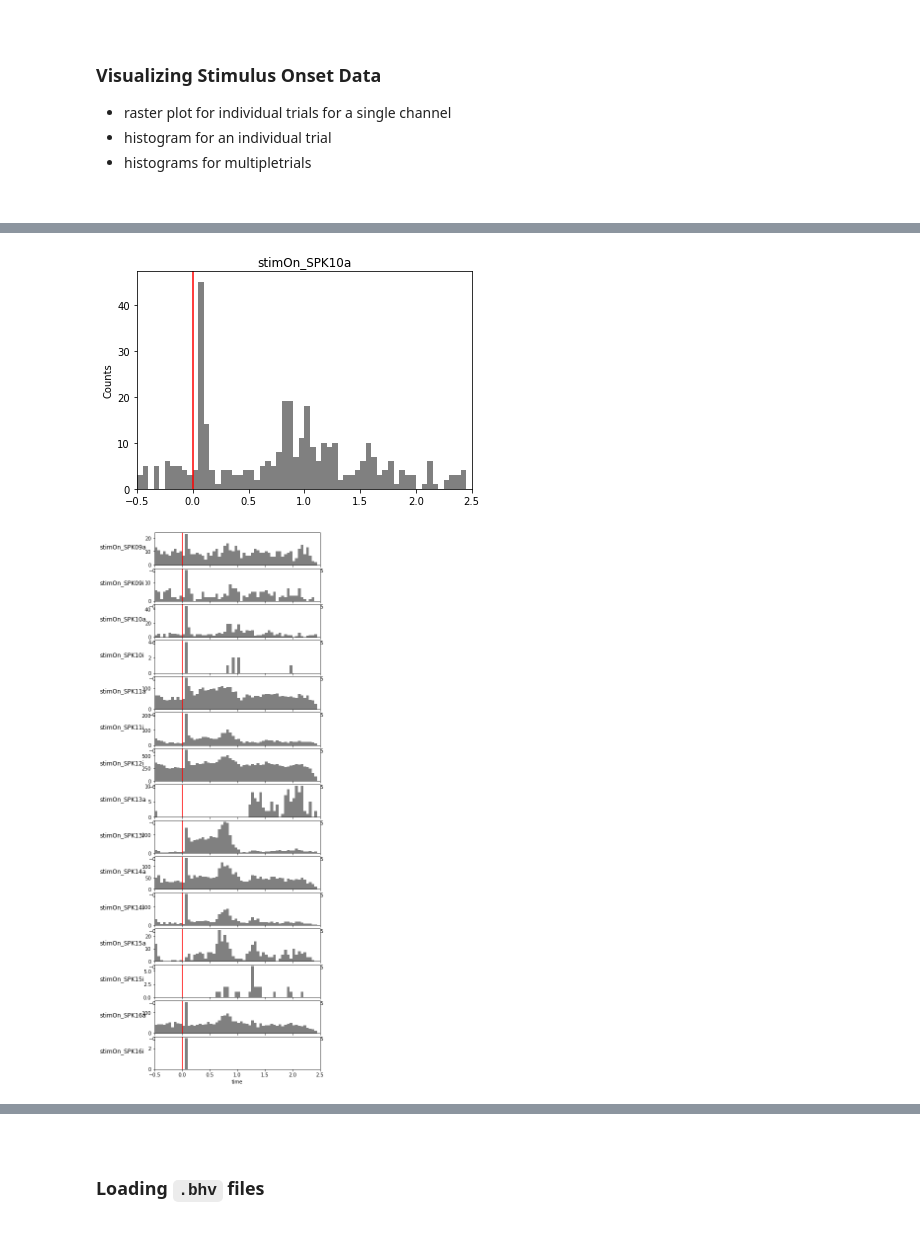
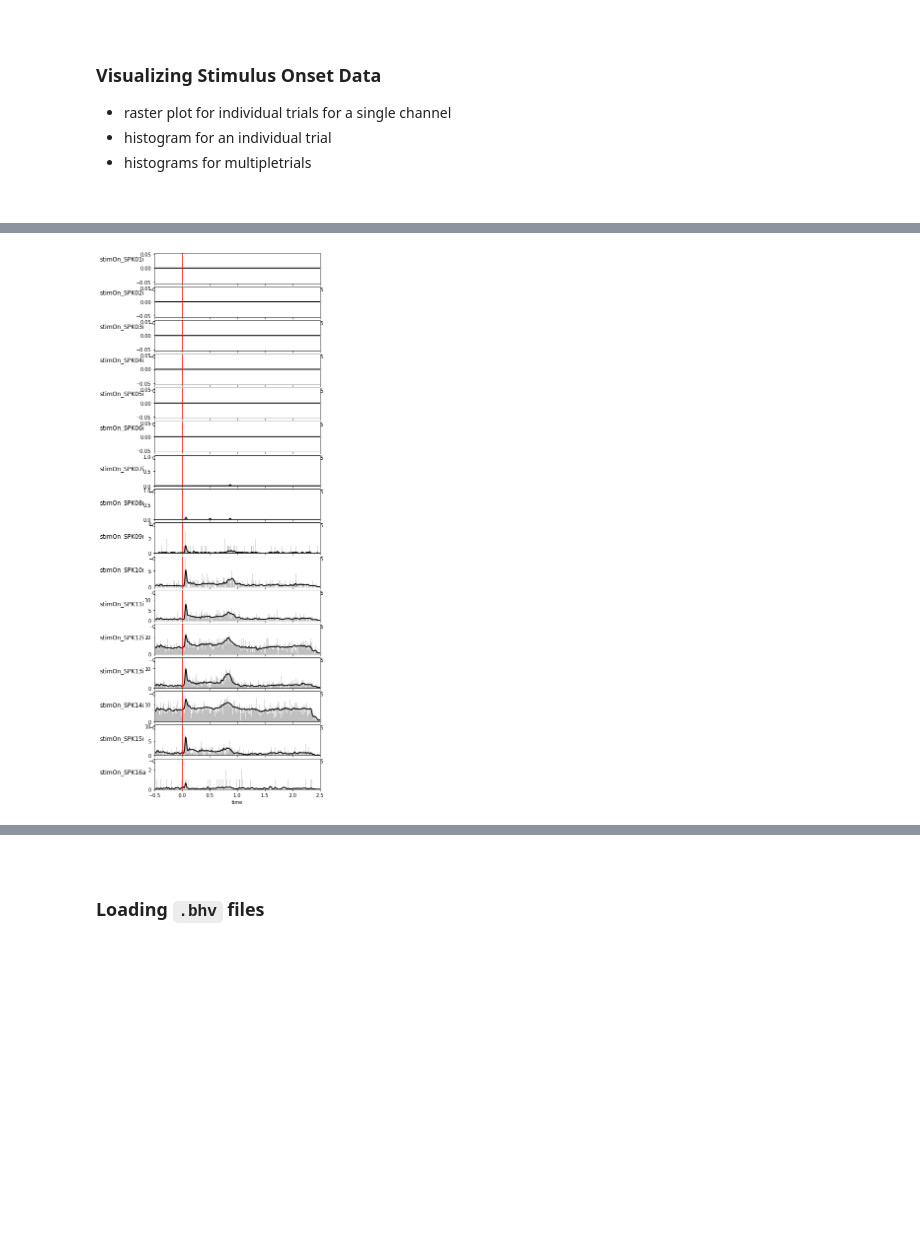
Before and after one commit to SmilodonCub/linArray, a Jupyter notebook: linArray_notebook.ipynb, the cells around one changed output, grey strips where cells are left out. Cells and saved outputs as stored; diff of their text form; code cells hidden in the pictures; blank space fills up the shorter version.

Commit message:
gaussian smoothing

```diff
--- a/linArray_notebook.ipynb
+++ b/linArray_notebook.ipynb
@@ -18,7 +20,7 @@ import seaborn as sns
 from scipy import signal
 # %%
 #load .mat into python environment
-linArrayPath = "/home/bonzilla/Documents/smilodonCub_fossils/MATLAB/linArrayWorkspace.mat"
+linArrayPath = "/home/bonzilla/Desktop/scienceLife/linArray/linArray/T35_083018_t1_spikingDAT.mat"
 linArrayMat = loadmat( linArrayPath )
 # %%
 print( type( linArrayMat ) )
@@ -423,5 +457,42 @@ def channelSpikeHist( data_df, channel ):
+# %%
+# subplots for multiple rasters
+def multiChannel_histplot( data_df, channel, sigma ):
+    """
+    plot a subplot histogram of trial spike data
+    for a given channel in data_df
+    """
+    from scipy.ndimage import gaussian_filter1d
+    bins = np.arange(-0.5, 2.5, 0.001)
+    neuralData = data_df[channel].sum()
+    counts, bins, bars = plt.hist(neuralData, bins, color = [0.75, 0.75, 0.75 ] )
+    smoothedSpikes = gaussian_filter1d(counts, sigma)
+    plt.plot( bins[:-1], smoothedSpikes, lw = 2, color = 'k' )
+    plt.xlabel('time')
+    ys = plt.gca().get_ylim()
+    plt.text(-1.5, ys[1]/2, channel, fontsize=12)
+    plt.axvline(x=0, c = 'red')
+    plt.xlim( [-0.5,2.5])
+    #plt.show()
+    #return fig
+
+def multiChannel_stimOn_Histograms( data_df, sigma, **kwargs ):
+
+    channelList = kwargs.get('channelList', None)
+
+    if channelList:
+        stimOnCols = channelList
+    else:
+        stimOnCols = getDataTypeNames( data_df, 'stimOn_' ).values.tolist()
+        stimOnCols = [item for sublist in stimOnCols for item in sublist]
+
+    plt.subplots(figsize=(6, 20))
+    plt.subplots_adjust( hspace = 0.1 )
+    for idx, channel in enumerate( stimOnCols ):
+        plt.subplot(len( stimOnCols ),1,idx + 1)
+        multiChannel_histplot( a, channel, sigma )
+    plt.show()
 # %%
-ahist = channelSpikeHist( a, 'stimOn_SPK10a' )
-plt.show()
+amultihist = multiChannel_stimOn_Histograms( a, 10 )
+#plt.show()
 # %% [output]
-[figure, old version]
+[figure, new version]
@@ -462,7 +499,2 @@ def multiChannel_stimOn_Histograms( data_df, **kwargs ):
-# %%
-amultihist = multiChannel_stimOn_Histograms( a )
-#plt.show()
-# %% [output]
-[figure, removed]
 # %%
 # can pass a custom list of channels to visualize only a selection
```
Also changed, not shown: parts of 28 cells of this notebook.
